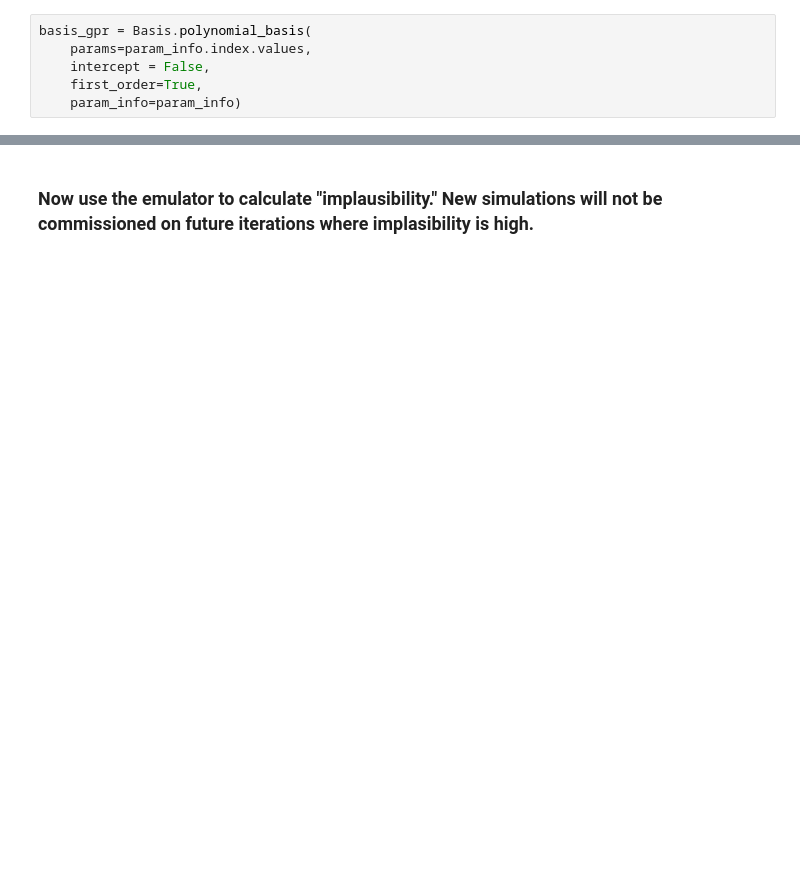
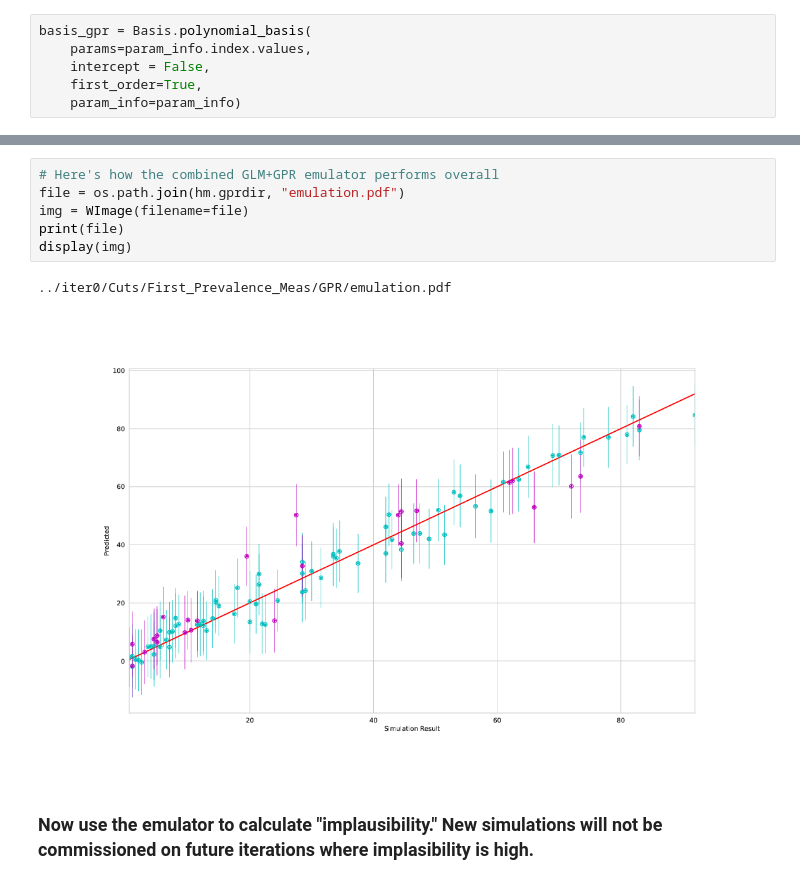
Before and after one commit to InstituteforDiseaseModeling/historymatching, a Jupyter notebook: history_matching/examples/SIR ODE Detailed/iter0/SIR.ipynb, the cells around one changed output, grey strips where cells are left out. Drawn from its saved outputs; the diff is of its cells as text; blank space fills up the shorter version.

```diff
--- a/history_matching/examples/SIR ODE Detailed/iter0/SIR.ipynb
+++ b/history_matching/examples/SIR ODE Detailed/iter0/SIR.ipynb
@@ -343,3 +364,12 @@ for file in glob.glob(os.path.join(hm.gprdir, "*.pdf")):
+# %%
+# Here's how the combined GLM+GPR emulator performs overall
+file = os.path.join(hm.gprdir, "emulation.pdf")
+img = WImage(filename=file)
+print(file)
+display(img)
+# %% [output]
+../iter0/Cuts/First_Prevalence_Meas/GPR/emulation.pdf
+[figure, added]
 # %% [markdown]
 ### Now use the emulator to calculate "implausibility."  New simulations will not be commissioned on future iterations where implasibility is high.
 # %%
```
Also changed, not shown: parts of 20 cells of this notebook, 8 other files.
